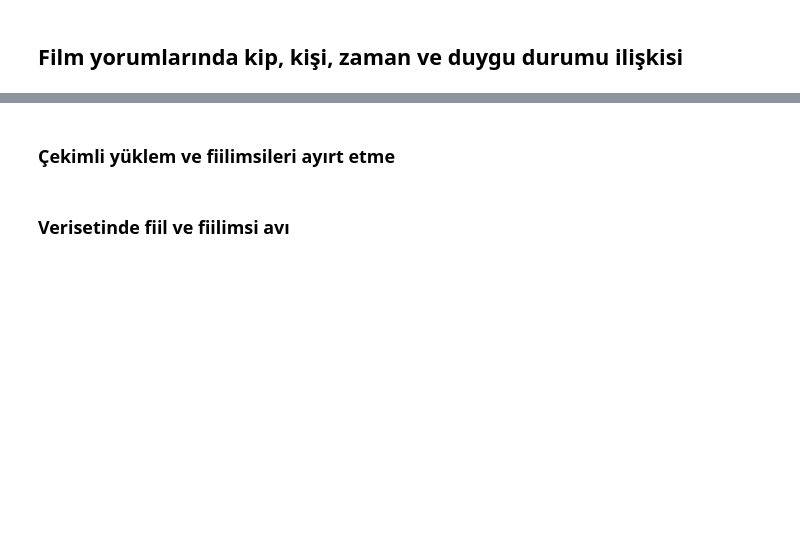
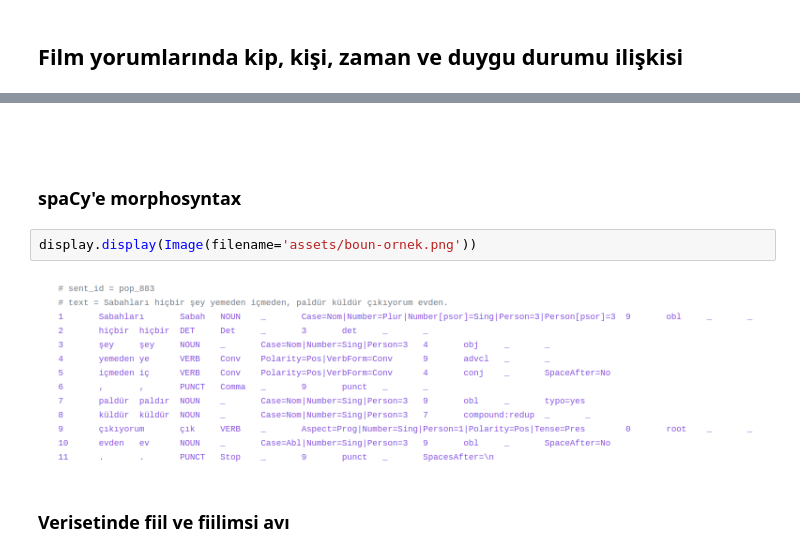
Before and after one commit to turkish-nlp-suite/dokuz-eylul-etkinlik, a Jupyter notebook: Film-yorumlari-ve-fiiller.ipynb, the cells around one changed output, grey strips where cells are left out. Saved outputs shown, nothing was run; the diff lists cells and outputs as text; blank space fills up the shorter version.

```diff
--- a/Film-yorumlari-ve-fiiller.ipynb
+++ b/Film-yorumlari-ve-fiiller.ipynb
@@ -18,4 +345,10 @@ display(Image(filename='assets/mood-modality-ekler.png'))
 # %% [markdown]
-### Çekimli yüklem ve fiilimsileri ayırt etme
+###
+# %% [markdown]
+### spaCy'e morphosyntax
+# %%
+display.display(Image(filename='assets/boun-ornek.png'))
+# %% [output]
+[figure, added]
 # %% [markdown]
 ### Verisetinde fiil ve fiilimsi avı
```
Also changed, not shown: parts of 72 cells of this notebook.
